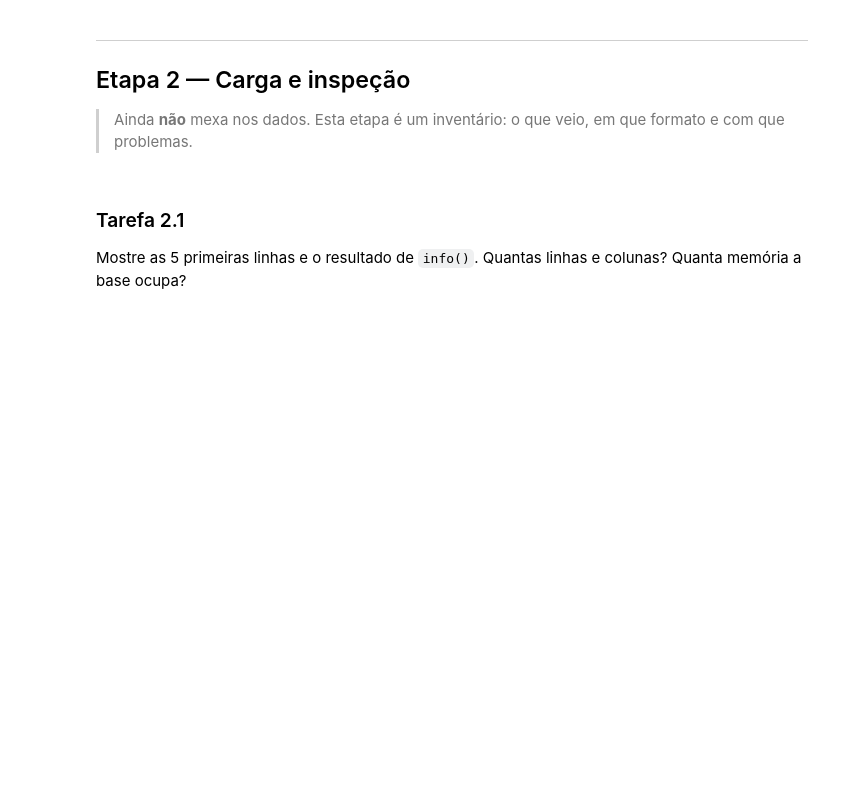
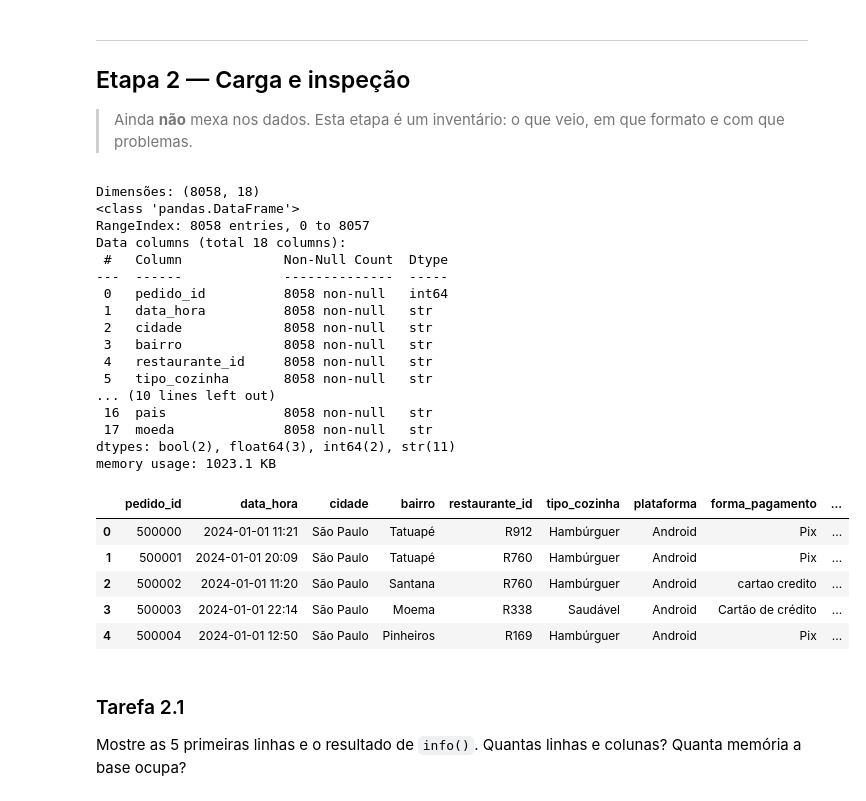
Before and after one commit to eufelipe10/ProjetoFinal_AnaliseExploratoriadeumAppdeDelivery, a Jupyter notebook: projeto_final.ipynb, the cells around one changed output. Drawn from its saved outputs; the diff is of its cells as text; code cells hidden in the pictures; blank space fills up the shorter version.

```diff
--- a/projeto_final.ipynb
+++ b/projeto_final.ipynb
@@ -95,8 +95,35 @@ Para cada hipótese obrigatória (H1–H5 do enunciado) escrevam **H0 e H1 estat
 
 > Ainda **não** mexa nos dados. Esta etapa é um inventário: o que veio, em que formato e com que problemas.
 # %%
-bruto = pd.read_csv(DADOS + "delivery_pedidos.csv")
-bruto.shape
+import pandas as pd
+bruto = pd.read_csv("./dados/delivery_pedidos.csv")
+print("Dimensões:", bruto.shape)
+bruto.info()
+display(bruto.head())
+# %% [output]
+Dimensões: (8058, 18)
+<class 'pandas.DataFrame'>
+RangeIndex: 8058 entries, 0 to 8057
+Data columns (total 18 columns):
+ #   Column             Non-Null Count  Dtype
+---  ------             --------------  -----
+ 0   pedido_id          8058 non-null   int64
+ 1   data_hora          8058 non-null   str
+ 2   cidade             8058 non-null   str
+ 3   bairro             8058 non-null   str
+ 4   restaurante_id     8058 non-null   str
+ 5   tipo_cozinha       8058 non-null   str
+... (10 lines left out)
+ 16  pais               8058 non-null   str
+ 17  moeda              8058 non-null   str
+dtypes: bool(2), float64(3), int64(2), str(11)
+memory usage: 1023.1 KB
+|  | pedido_id | data_hora | cidade | bairro | restaurante_id | tipo_cozinha | plataforma | forma_pagamento | ... |
+| 0 | 500000 | 2024-01-01 11:21 | São Paulo | Tatuapé | R912 | Hambúrguer | Android | Pix | ... |
+| 1 | 500001 | 2024-01-01 20:09 | São Paulo | Tatuapé | R760 | Hambúrguer | Android | Pix | ... |
+| 2 | 500002 | 2024-01-01 11:20 | São Paulo | Santana | R760 | Hambúrguer | Android | cartao credito | ... |
+| 3 | 500003 | 2024-01-01 22:14 | São Paulo | Moema | R338 | Saudável | Android | Cartão de crédito | ... |
+| 4 | 500004 | 2024-01-01 12:50 | São Paulo | Pinheiros | R169 | Hambúrguer | Android | Pix | ... |
 # %% [markdown]
 ### Tarefa 2.1
 Mostre as 5 primeiras linhas e o resultado de `info()`. Quantas linhas e colunas? Quanta memória a base ocupa?
```
Also changed, not shown: parts of 18 cells of this notebook.
